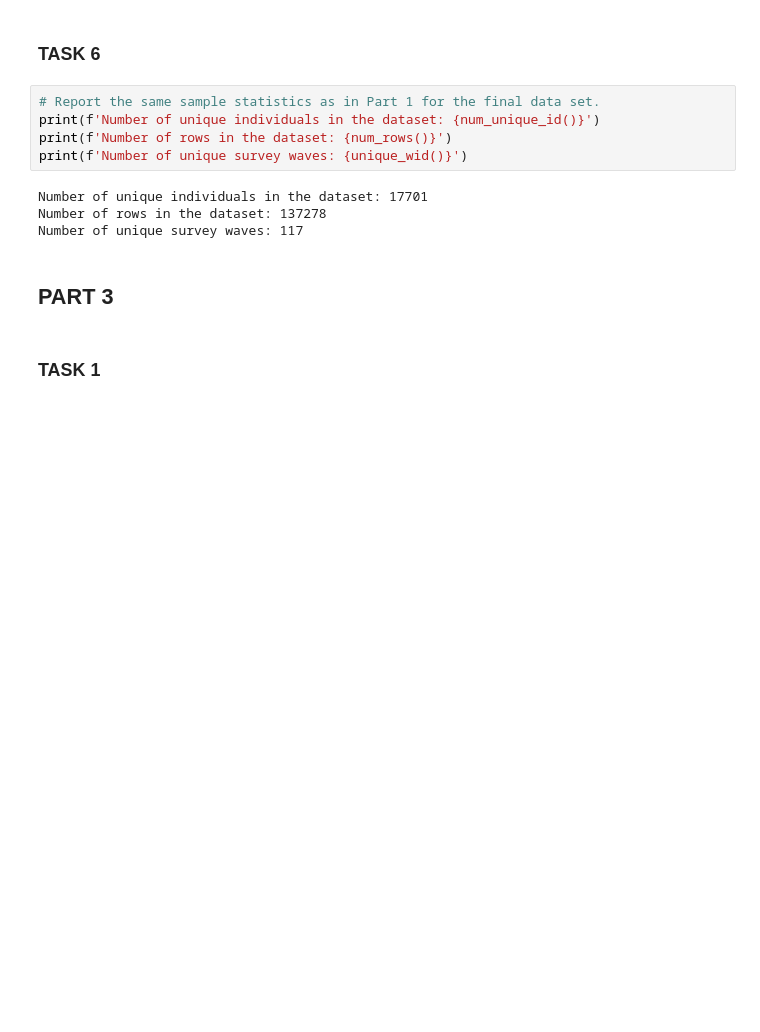
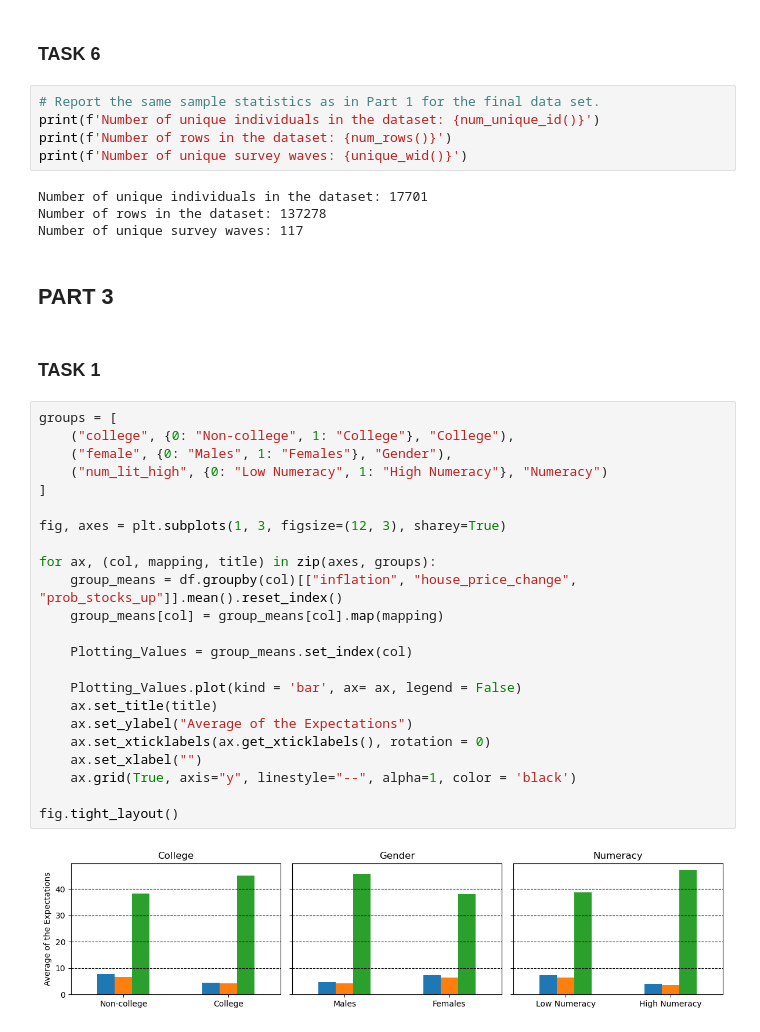
Before and after one commit to David01-234/Team-DVD, a Jupyter notebook: Term_paper.ipynb, the cells around one changed output. Drawn from its saved outputs; the diff is of its cells as text; blank space fills up the shorter version.

```diff
--- a/Term_paper.ipynb
+++ b/Term_paper.ipynb
@@ -174,3 +174,28 @@ Number of unique survey waves: 117
 ## PART 3
 # %% [markdown]
 ### TASK 1
+# %%
+groups = [
+    ("college", {0: "Non-college", 1: "College"}, "College"),
+    ("female", {0: "Males", 1: "Females"}, "Gender"),
+    ("num_lit_high", {0: "Low Numeracy", 1: "High Numeracy"}, "Numeracy")
+]
+
+fig, axes = plt.subplots(1, 3, figsize=(12, 3), sharey=True)
+
+for ax, (col, mapping, title) in zip(axes, groups):
+    group_means = df.groupby(col)[["inflation", "house_price_change", "prob_stocks_up"]].mean().reset_index()
+    group_means[col] = group_means[col].map(mapping)
+
+    Plotting_Values = group_means.set_index(col)
+
+    Plotting_Values.plot(kind = 'bar', ax= ax, legend = False)
+    ax.set_title(title)
+    ax.set_ylabel("Average of the Expectations")
+    ax.set_xticklabels(ax.get_xticklabels(), rotation = 0)
+    ax.set_xlabel("")
+    ax.grid(True, axis="y", linestyle="--", alpha=1, color = 'black')
+
+fig.tight_layout()
+# %% [output]
+[figure, added]
```
